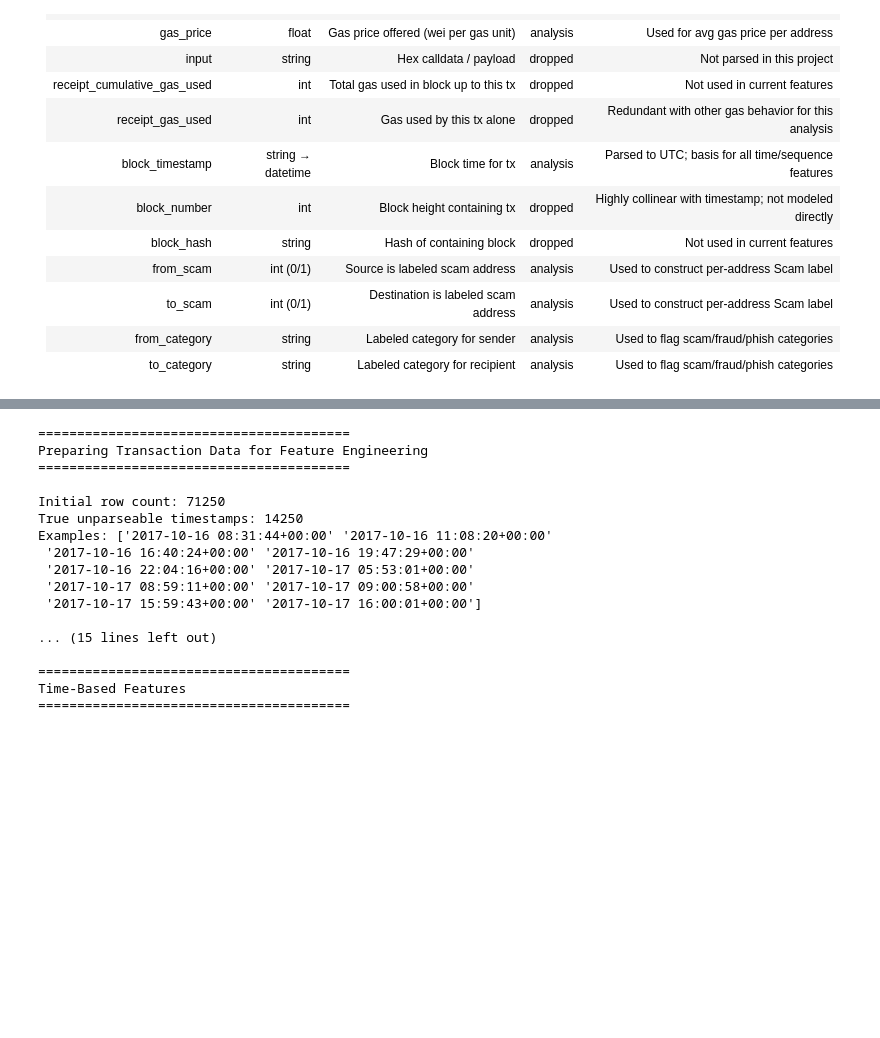
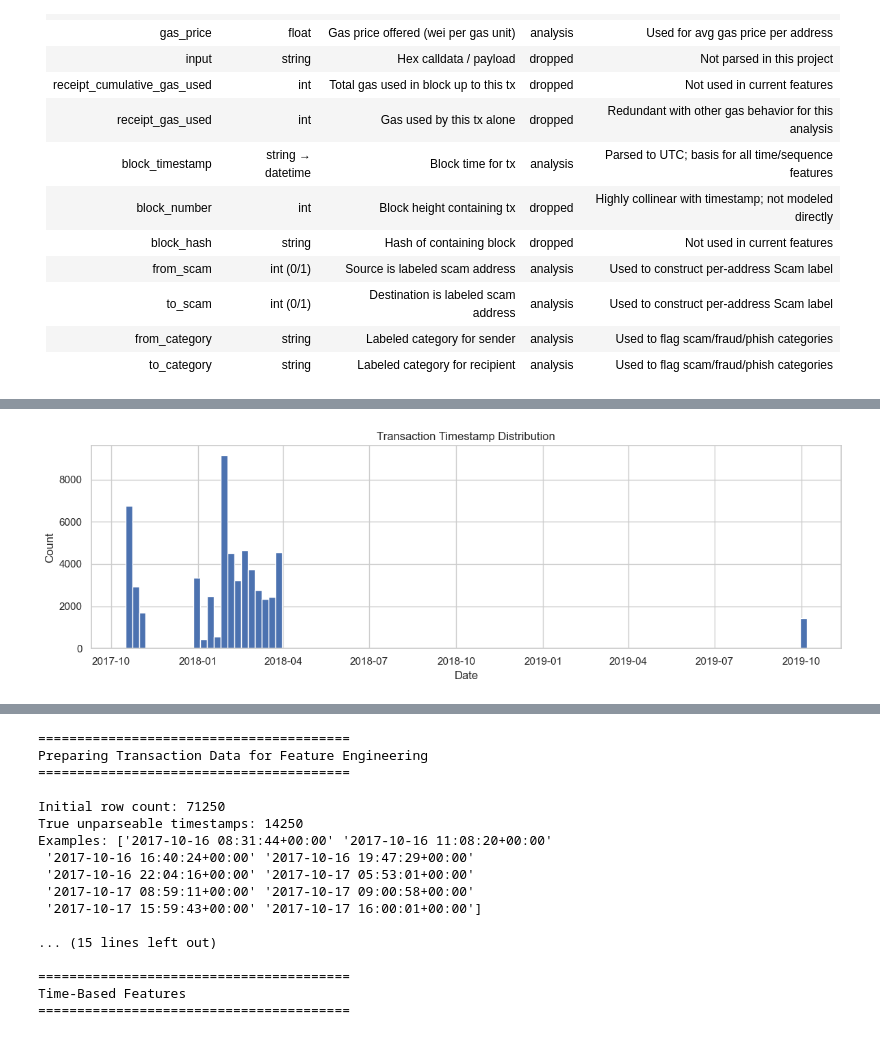
Before and after one commit to LittleHouse75/ml-capstone-ethereum-fraud-detection, a Jupyter notebook: flatiron-ml-modeling-pipeline.ipynb, the cells around one changed output, grey strips where cells are left out. Cells and saved outputs as stored; diff of their text form; code cells hidden in the pictures; blank space fills up the shorter version.

```diff
--- a/flatiron-ml-modeling-pipeline.ipynb
+++ b/flatiron-ml-modeling-pipeline.ipynb
@@ -166,0 +213,91 @@ Name: count, dtype: int64
+# %%
+# %%
+print_heading("Section 2 — Timestamp & Temporal Sanity Checks")
+
+
+# %%
+print_heading("Preprocessing — Timestamp Normalization")
+
+print_sub_heading("Purpose")
+print(
+    "Before running the EDA, we must convert the raw string timestamps into "
+    "a consistent datetime format. This creates `block_timestamp_dt`, `hour`, "
+    "and `weekday`, which several EDA charts rely on."
+)
+
+df['block_timestamp_dt'] = pd.to_datetime(
+    df['block_timestamp'].astype(str).str.replace(" UTC", "").str.strip(),
+    errors='coerce'
+)
+
+df['hour'] = df['block_timestamp_dt'].dt.hour
+df['weekday'] = df['block_timestamp_dt'].dt.day_name()
+
+print("Parsed timestamps:", df['block_timestamp_dt'].notna().sum())
+print("Unparseable timestamps:", df['block_timestamp_dt'].isna().sum())
+
+
+print_sub_heading("Purpose")
+print(
+    "Ethereum block timestamps follow a stable rhythm. "
+    "These charts confirm dataset coverage, identify gaps, and detect non-realistic sampling patterns."
+)
+
+# Timestamp distribution
+print_sub_heading("Transaction Timestamp Distribution")
+df['block_timestamp_dt'].hist(bins=100, figsize=(12,4))
+plt.title("Transaction Timestamp Distribution")
+plt.xlabel("Date")
+plt.ylabel("Count")
+plt.tight_layout()
+plt.show()
+
+# Daily volume
+print_sub_heading("Daily Transaction Volume Curve")
+daily = df.groupby(df['block_timestamp_dt'].dt.date).size()
+plt.figure(figsize=(12,4))
+plt.plot(daily.index, daily.values)
+plt.title("Transactions Per Day")
+plt.xlabel("Date")
+plt.ylabel("Count")
+plt.tight_layout()
+plt.show()
+
+# -----------------------------------------------------
+# Hour-of-Day Activity Pattern
+# -----------------------------------------------------
+
+print_sub_heading("Transactions by Hour of Day")
+
+print(
+    "This chart shows how transaction activity is distributed across hours of the day. "
+    "Human activity produces peaks; bots produce flat or highly irregular profiles."
+)
+
+sns.countplot(x='hour', data=df)
+plt.title("Transactions by Hour of Day")
+plt.tight_layout()
+plt.show()
+
+
+# -----------------------------------------------------
+# Day-of-Week Activity Pattern
+# -----------------------------------------------------
+
+print_sub_heading("Transactions by Day of Week")
+
+print(
+    "This chart shows weekly activity rhythms. "
+    "Human activity is cyclical (weekdays vs weekends). "
+    "Bots and programmatic systems often show no weekly rhythm."
+)
+
+sns.countplot(
+    x='weekday',
+    data=df,
+    order=['Monday','Tuesday','Wednesday','Thursday','Friday','Saturday','Sunday']
+)
+plt.title("Transactions by Weekday")
+plt.tight_layout()
+plt.show()
+# %% [output]
@@ -166,0 +321 @@ Name: count, dtype: int64
+[figure, added]
```
Also changed, not shown: parts of 10 cells of this notebook.
